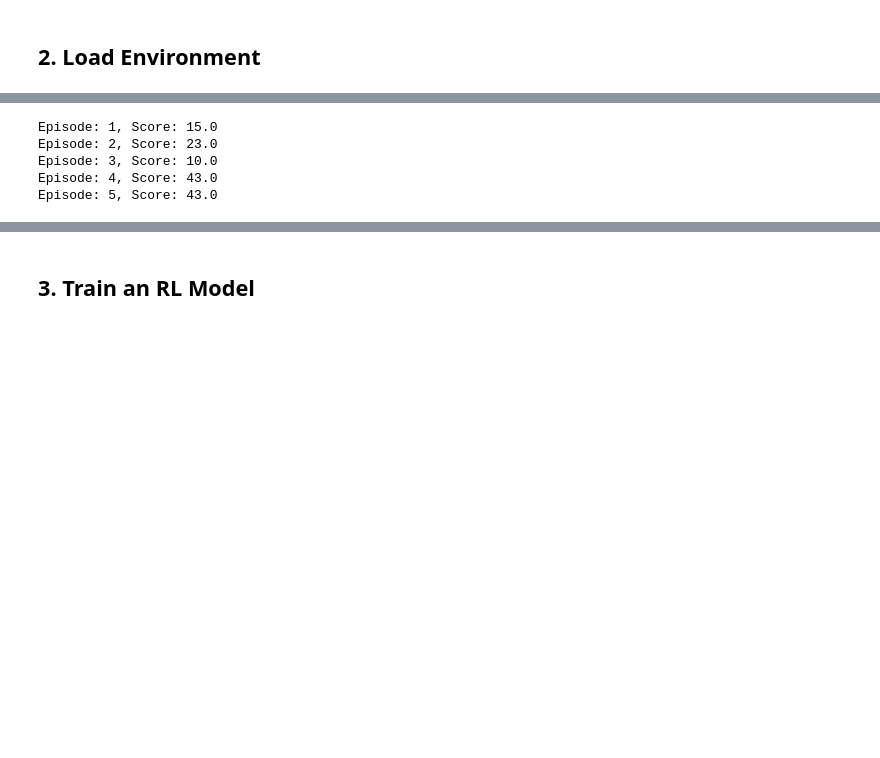
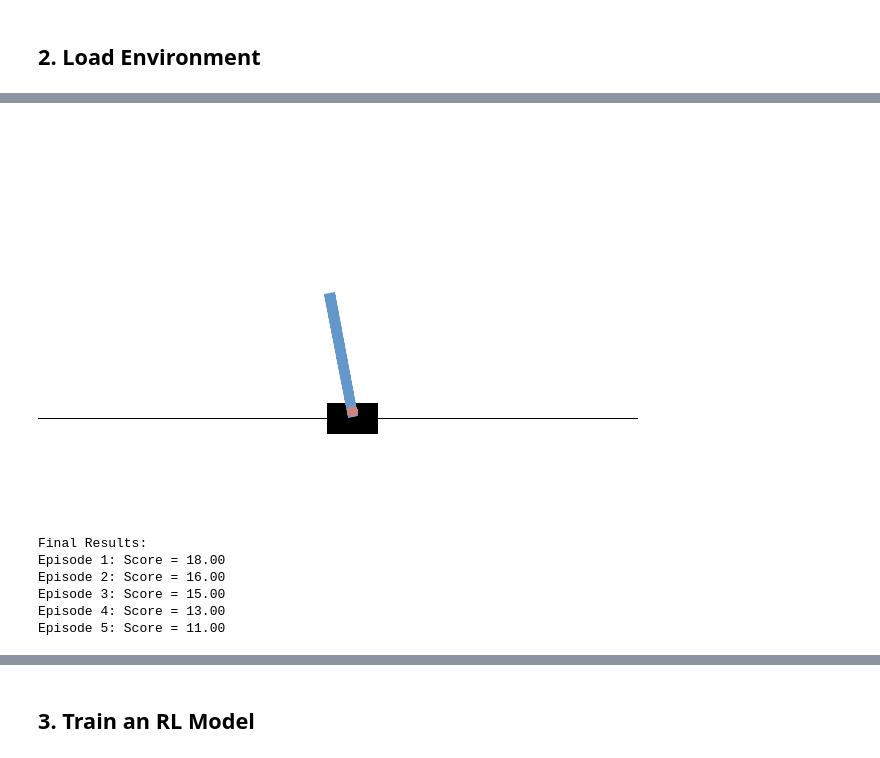
Before and after one commit to Dyresty/Reinforcement-Learning-Basics, a Jupyter notebook: Main Introduction.ipynb, the cells around one changed output, grey strips where cells are left out. Drawn from its saved outputs; the diff is of its cells as text; code cells hidden in the pictures; blank space fills up the shorter version.

```diff
--- a/Main Introduction.ipynb
+++ b/Main Introduction.ipynb
@@ -116,34 +70,41 @@ Episode 5: Score 19.0
 # %%
 episodes = 5
-
+episode_scores=[]
 for episode in range(1, episodes + 1):
-    state, _ = env.reset()
+    obs = env.reset()
     done = False
     score = 0
 
     while not done:
         frame = env.render()
-
         # Convert RGB to BGR (OpenCV uses BGR format)
         frame = cv2.cvtColor(frame, cv2.COLOR_RGB2BGR)
-
-        # Display using OpenCV
-        cv2.imshow("CartPole", frame)
-        cv2.waitKey(20)  # 1ms delay
+        # Convert to PIL image and display
+        img = Image.fromarray(frame)
+        clear_output(wait=True)
+        display(img)
 
         action = env.action_space.sample()
-        n_state, reward, done, _, _ = env.step(action)
+        obs, reward, done, info, _ = env.step(action)
         score += reward
 
-    print(f'Episode: {episode}, Score: {score}')
+    episode_scores.append(score)
+    #print(f'Episode {episode}: Score = {score:.2f}')
 
-cv2.destroyAllWindows()
+env.close()
+
+# Print all episodes' scores in final output
+print("\nFinal Results:")
+for i, score in enumerate(episode_scores, start=1):
+    print(f"Episode {i}: Score = {score:.2f}")
 # %% [output]
+[figure, added]
-Episode: 1, Score: 15.0
-Episode: 2, Score: 23.0
-Episode: 3, Score: 10.0
-Episode: 4, Score: 43.0
-Episode: 5, Score: 43.0
+Final Results:
+Episode 1: Score = 18.00
+Episode 2: Score = 16.00
+Episode 3: Score = 15.00
+Episode 4: Score = 13.00
+Episode 5: Score = 11.00
 # %%
 #env.reset()
 # %%
```
Also changed, not shown: parts of 25 cells of this notebook, 8 other files.
